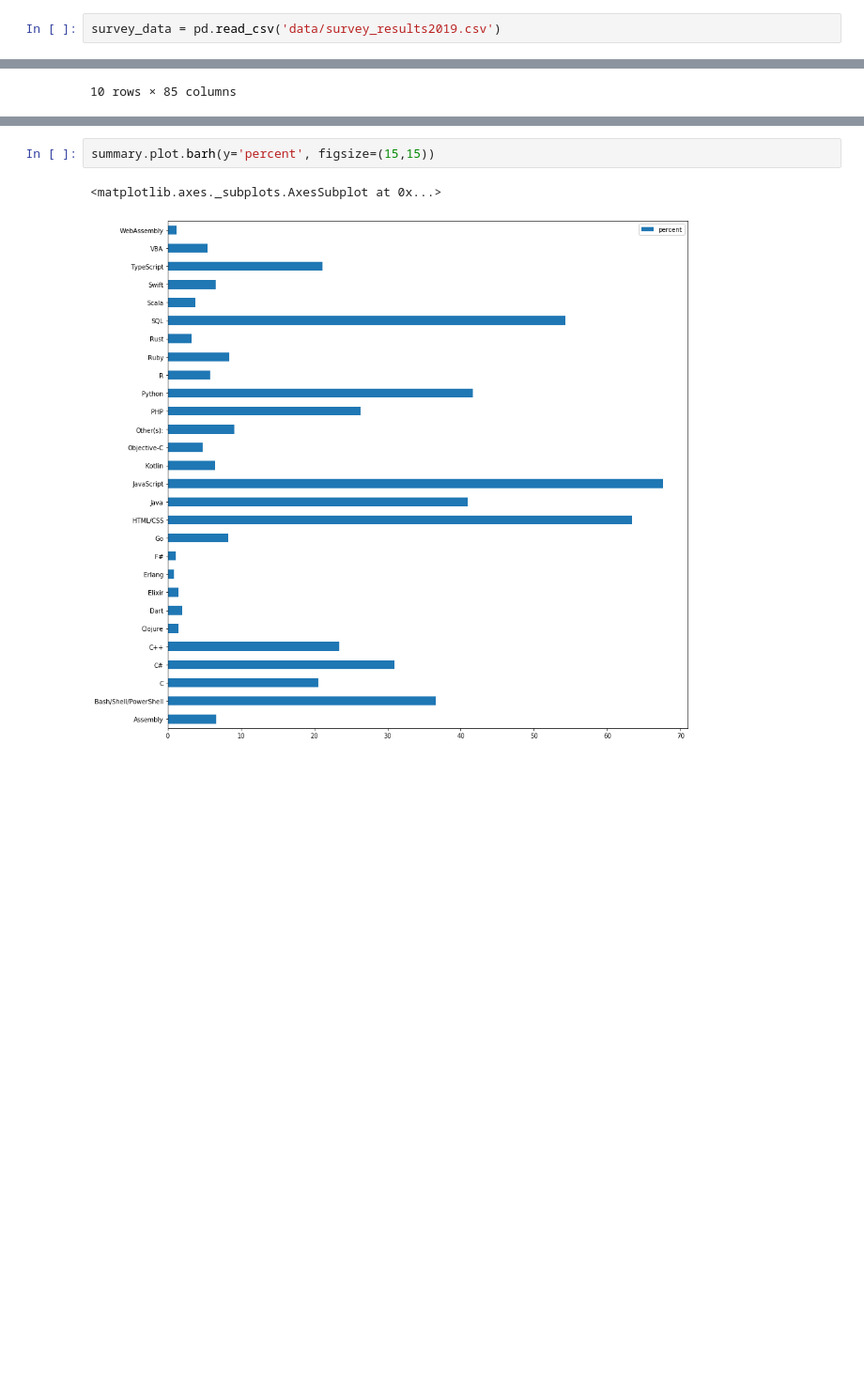
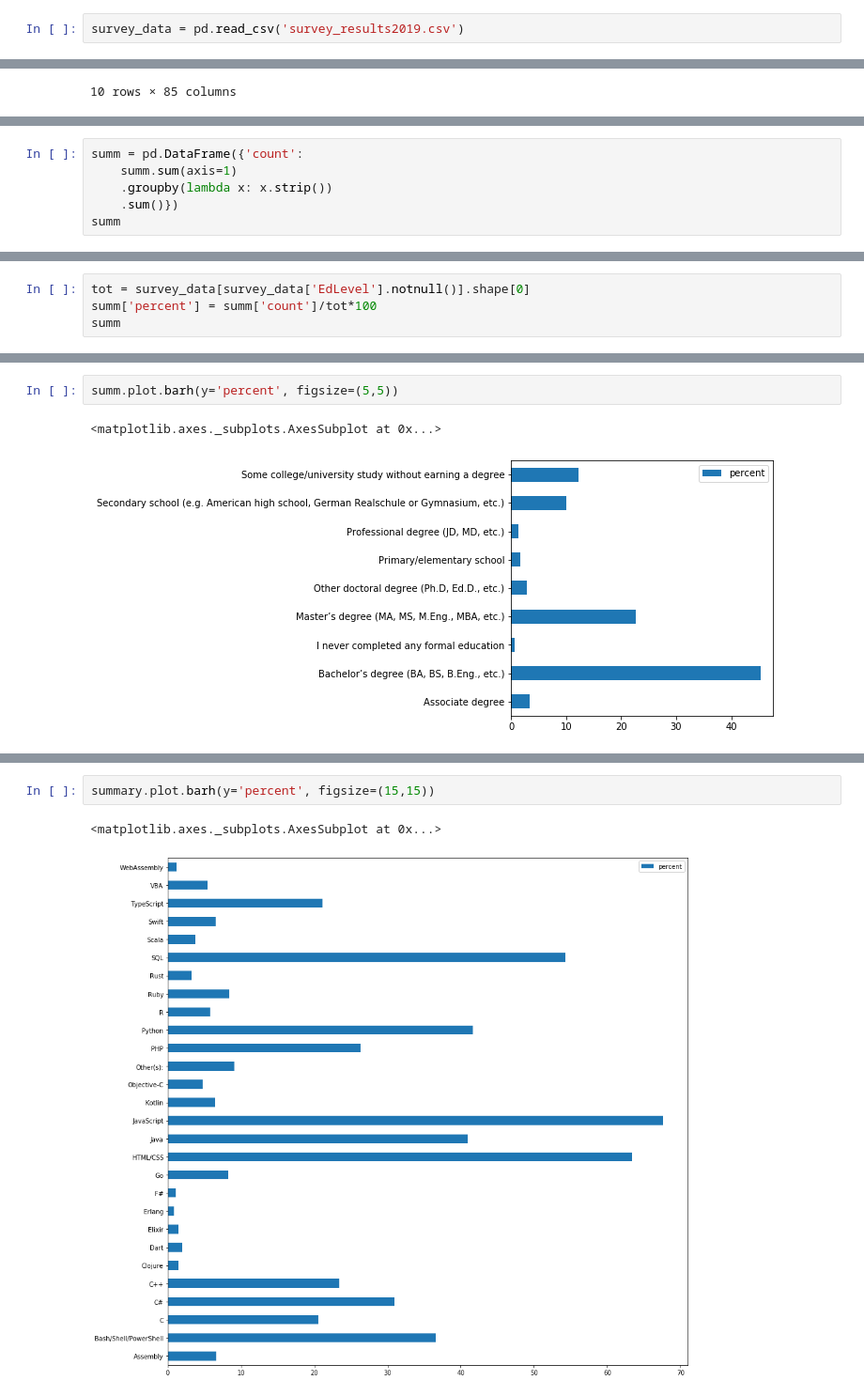
Before and after one commit to endormi/data-analysis, a Jupyter notebook: so_survey2019.ipynb, the cells around one changed output, grey strips where cells are left out. Shown at 94% size. Drawn from its saved outputs; the diff is of its cells as text; blank space fills up the shorter version.

Commit message:
Add education level and developer type analysis

```diff
--- a/so_survey2019.ipynb
+++ b/so_survey2019.ipynb
@@ -1,7 +4,7 @@
 # %%
 import pandas as pd
 # %%
-survey_data = pd.read_csv('data/survey_results2019.csv')
+survey_data = pd.read_csv('survey_results2019.csv')
 # %%
 survey_data.head(10)
 # %% [output]
@@ -127,0 +23,6 @@ edu.head(50)
+# %%
+summ = pd.DataFrame({'count':
+    summ.sum(axis=1)
+    .groupby(lambda x: x.strip())
+    .sum()})
+summ
@@ -127,0 +40,4 @@ edu.head(50)
+# %%
+tot = survey_data[survey_data['EdLevel'].notnull()].shape[0]
+summ['percent'] = summ['count']/tot*100
+summ
@@ -127,0 +55,5 @@ edu.head(50)
+# %%
+summ.plot.barh(y='percent', figsize=(5,5))
+# %% [output]
+<matplotlib.axes._subplots.AxesSubplot at 0x...>
+[figure, added]
```
Also changed, not shown: parts of 14 cells of this notebook.
